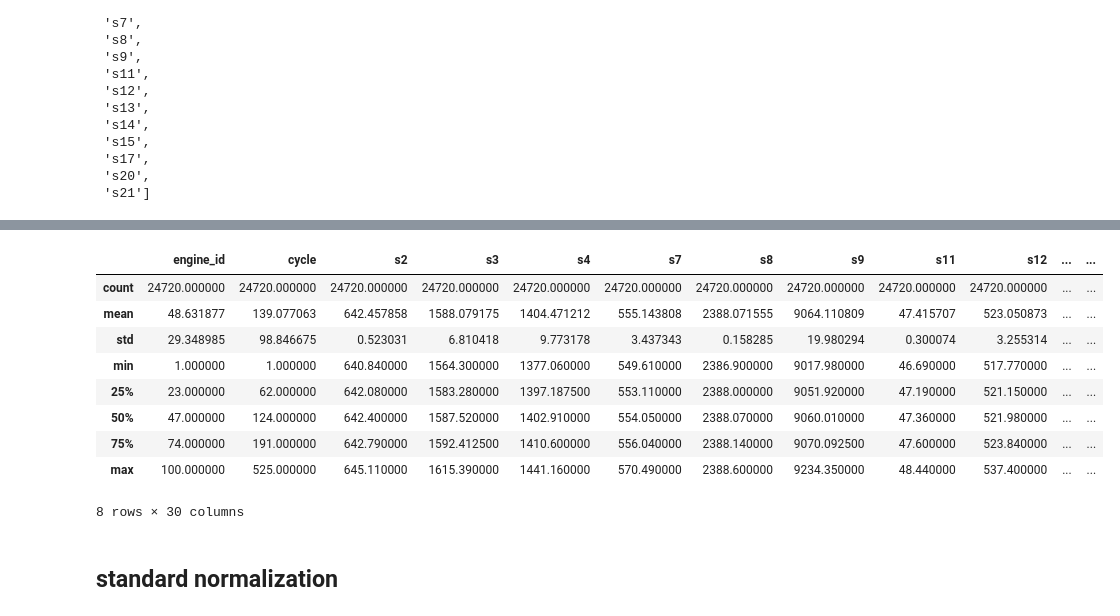
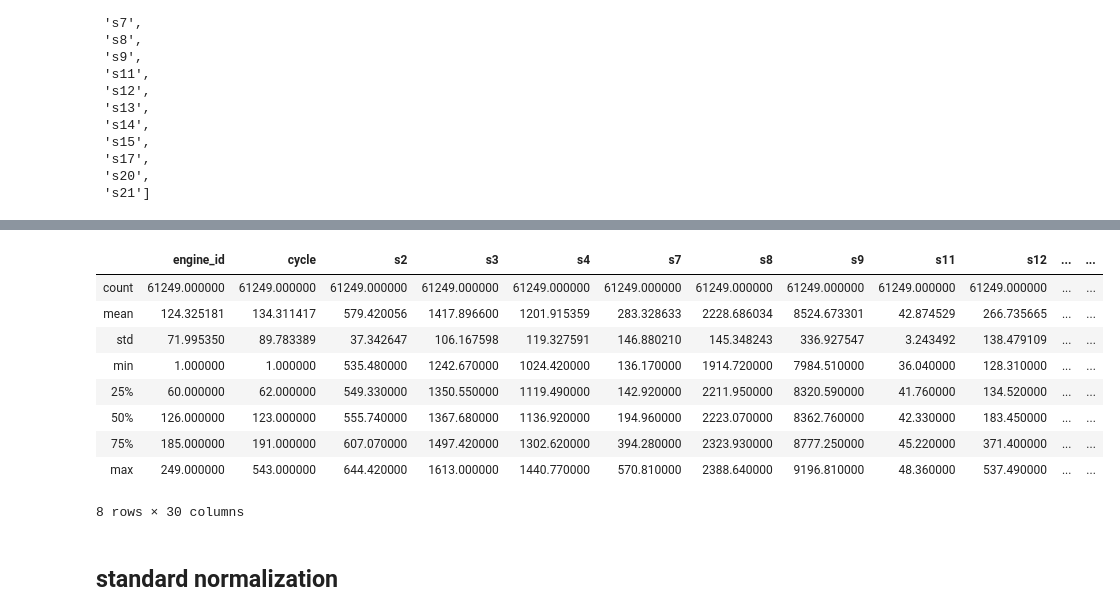
Before and after one commit to gaoyuting21/gaoyuting, a Jupyter notebook: FD004.ipynb, the cells around one changed output, grey strips where cells are left out. Drawn from its saved outputs; the diff is of its cells as text; code cells hidden in the pictures.

```diff
--- a/FD004.ipynb
+++ b/FD004.ipynb
@@ -38,5 +38,5 @@ train_FD003.head()
 # %% [markdown]
 ## Difference with previous row
 # %%
-train_FD003 = train_FD003.drop(['s1','setting1','setting2','setting3','s5','s6','s10','s16','s18','s19'],axis = 1)
+train_FD004 = train_FD004.drop(['s1','setting1','setting2','setting3','s5','s6','s10','s16','s18','s19'],axis = 1)
 # %%
@@ -60,8 +60,8 @@ def cal_diff(df, sensor_name,diff_periods = 40):
     sensor_diff = []
     sensor_diff_temp = []
     for _id in set(df['engine_id']):
-        trainFD003_of_one_id =  df[df['engine_id'] == _id]
-        s = pd.Series(trainFD003_of_one_id[sensor_name])
+        trainFD004_of_one_id =  df[df['engine_id'] == _id]
+        s = pd.Series(trainFD004_of_one_id[sensor_name])
         #判断每一个数列的长度是否大于diff_periods
         if len(s)>diff_periods:
             sensor_diff_temp=s.diff(periods=diff_periods)
@@ -79,8 +79,8 @@ def cal_diff(df, sensor_name,diff_periods = 40):
 #from Feature_extention import cal_diff
 # %%
 #get all the names of sensors
-list(train_FD003.columns)
-sensor_name = list(train_FD003.columns)
+list(train_FD004.columns)
+sensor_name = list(train_FD004.columns)
 sensor_name = sensor_name[2:16]
 sensor_name
 # %% [output]
@@ -101,9 +101,9 @@ sensor_name
 # %%
 for i in range(len(sensor_name)):
     sensor_name_temp = sensor_name[i]
-    diff = cal_diff(train_FD003,sensor_name=sensor_name_temp)
+    diff = cal_diff(train_FD004,sensor_name=sensor_name_temp)
     name = sensor_name_temp+'_diff'
-    train_FD003[name] = diff
+    train_FD004[name] = diff
 # %%
 for i in range(len(sensor_name)):
     sensor_name_temp = sensor_name[i]
@@ -129,15 +129,15 @@ test_FD003
 # %%
-train_FD003.describe()
+train_FD004.describe()
 # %% [output]
 |  | engine_id | cycle | s2 | s3 | s4 | s7 | s8 | s9 | s11 | s12 | ... | ... |
-| count | 24720.000000 | 24720.000000 | 24720.000000 | 24720.000000 | 24720.000000 | 24720.000000 | 24720.000000 | 24720.000000 | 24720.000000 | 24720.000000 | ... | ... |
-| mean | 48.631877 | 139.077063 | 642.457858 | 1588.079175 | 1404.471212 | 555.143808 | 2388.071555 | 9064.110809 | 47.415707 | 523.050873 | ... | ... |
-| std | 29.348985 | 98.846675 | 0.523031 | 6.810418 | 9.773178 | 3.437343 | 0.158285 | 19.980294 | 0.300074 | 3.255314 | ... | ... |
-| min | 1.000000 | 1.000000 | 640.840000 | 1564.300000 | 1377.060000 | 549.610000 | 2386.900000 | 9017.980000 | 46.690000 | 517.770000 | ... | ... |
-| 25% | 23.000000 | 62.000000 | 642.080000 | 1583.280000 | 1397.187500 | 553.110000 | 2388.000000 | 9051.920000 | 47.190000 | 521.150000 | ... | ... |
-| 50% | 47.000000 | 124.000000 | 642.400000 | 1587.520000 | 1402.910000 | 554.050000 | 2388.070000 | 9060.010000 | 47.360000 | 521.980000 | ... | ... |
-| 75% | 74.000000 | 191.000000 | 642.790000 | 1592.412500 | 1410.600000 | 556.040000 | 2388.140000 | 9070.092500 | 47.600000 | 523.840000 | ... | ... |
-| max | 100.000000 | 525.000000 | 645.110000 | 1615.390000 | 1441.160000 | 570.490000 | 2388.600000 | 9234.350000 | 48.440000 | 537.400000 | ... | ... |
+| count | 61249.000000 | 61249.000000 | 61249.000000 | 61249.000000 | 61249.000000 | 61249.000000 | 61249.000000 | 61249.000000 | 61249.000000 | 61249.000000 | ... | ... |
+| mean | 124.325181 | 134.311417 | 579.420056 | 1417.896600 | 1201.915359 | 283.328633 | 2228.686034 | 8524.673301 | 42.874529 | 266.735665 | ... | ... |
+| std | 71.995350 | 89.783389 | 37.342647 | 106.167598 | 119.327591 | 146.880210 | 145.348243 | 336.927547 | 3.243492 | 138.479109 | ... | ... |
+| min | 1.000000 | 1.000000 | 535.480000 | 1242.670000 | 1024.420000 | 136.170000 | 1914.720000 | 7984.510000 | 36.040000 | 128.310000 | ... | ... |
+| 25% | 60.000000 | 62.000000 | 549.330000 | 1350.550000 | 1119.490000 | 142.920000 | 2211.950000 | 8320.590000 | 41.760000 | 134.520000 | ... | ... |
+| 50% | 126.000000 | 123.000000 | 555.740000 | 1367.680000 | 1136.920000 | 194.960000 | 2223.070000 | 8362.760000 | 42.330000 | 183.450000 | ... | ... |
+| 75% | 185.000000 | 191.000000 | 607.070000 | 1497.420000 | 1302.620000 | 394.280000 | 2323.930000 | 8777.250000 | 45.220000 | 371.400000 | ... | ... |
+| max | 249.000000 | 543.000000 | 644.420000 | 1613.000000 | 1440.770000 | 570.810000 | 2388.640000 | 9196.810000 | 48.360000 | 537.490000 | ... | ... |
 8 rows × 30 columns
 # %% [markdown]
 ## standard normalization
```
Also changed, not shown: parts of 26 cells of this notebook, 3 other files.
